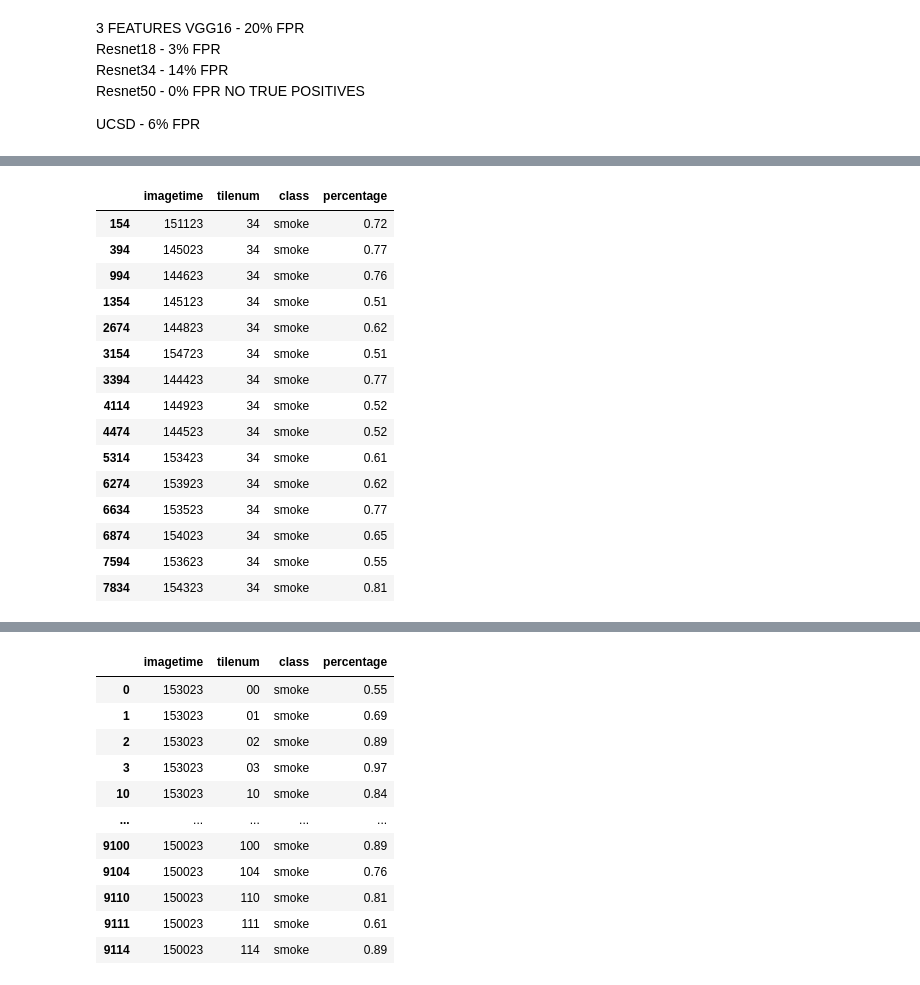
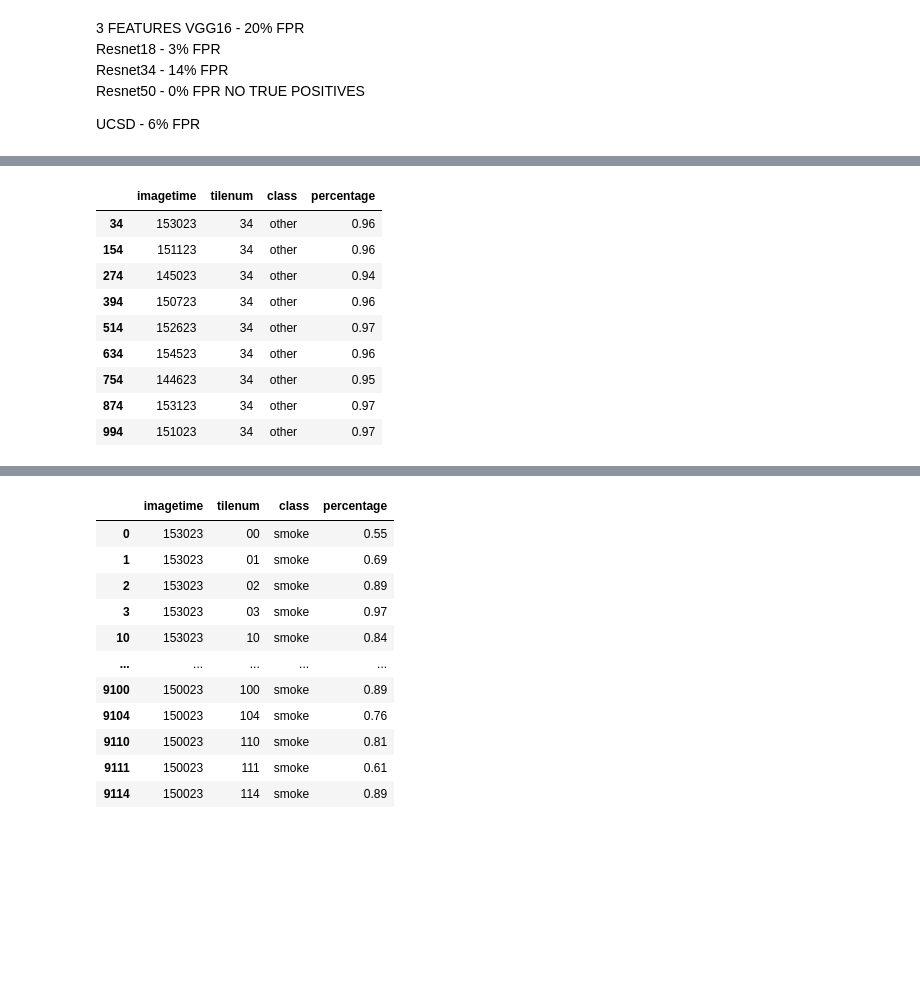
Before and after one commit to waggle-sensor/summer2023, a Jupyter notebook: szumny/python/newimageinference.ipynb, the cells around one changed output, grey strips where cells are left out. Cells and saved outputs as stored; diff of their text form; code cells hidden in the pictures; blank space fills up the shorter version.

```diff
--- a/szumny/python/newimageinference.ipynb
+++ b/szumny/python/newimageinference.ipynb
@@ -261,24 +343,18 @@ new
 # %%
 smoke = df[df["tilenum"] == '34']
-# %%
-smoke[smoke["class"] == 'smoke']
-# %% [output]
-|  | imagetime | tilenum | class | percentage |
-| 154 | 151123 | 34 | smoke | 0.72 |
-| 394 | 145023 | 34 | smoke | 0.77 |
-| 994 | 144623 | 34 | smoke | 0.76 |
-| 1354 | 145123 | 34 | smoke | 0.51 |
-| 2674 | 144823 | 34 | smoke | 0.62 |
-| 3154 | 154723 | 34 | smoke | 0.51 |
-| 3394 | 144423 | 34 | smoke | 0.77 |
-| 4114 | 144923 | 34 | smoke | 0.52 |
-| 4474 | 144523 | 34 | smoke | 0.52 |
-| 5314 | 153423 | 34 | smoke | 0.61 |
-| 6274 | 153923 | 34 | smoke | 0.62 |
-| 6634 | 153523 | 34 | smoke | 0.77 |
-| 6874 | 154023 | 34 | smoke | 0.65 |
-| 7594 | 153623 | 34 | smoke | 0.55 |
-| 7834 | 154323 | 34 | smoke | 0.81 |
+# %%
+smoke
+# %% [output]
+|  | imagetime | tilenum | class | percentage |
+| 34 | 153023 | 34 | other | 0.96 |
+| 154 | 151123 | 34 | other | 0.96 |
+| 274 | 145023 | 34 | other | 0.94 |
+| 394 | 150723 | 34 | other | 0.96 |
+| 514 | 152623 | 34 | other | 0.97 |
+| 634 | 154523 | 34 | other | 0.96 |
+| 754 | 144623 | 34 | other | 0.95 |
+| 874 | 153123 | 34 | other | 0.97 |
+| 994 | 151023 | 34 | other | 0.97 |
 # %%
 df.to_csv("ArmSmokeDetection.csv")
 # %%
```
Also changed, not shown: parts of 13 cells of this notebook, 1 other file.
